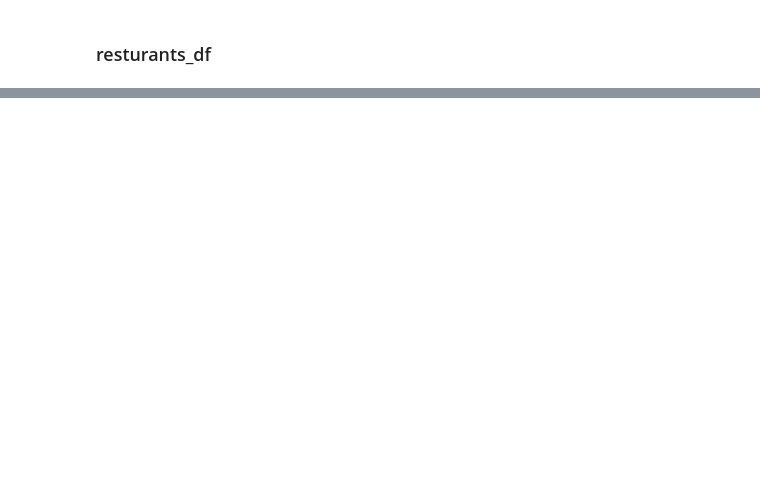
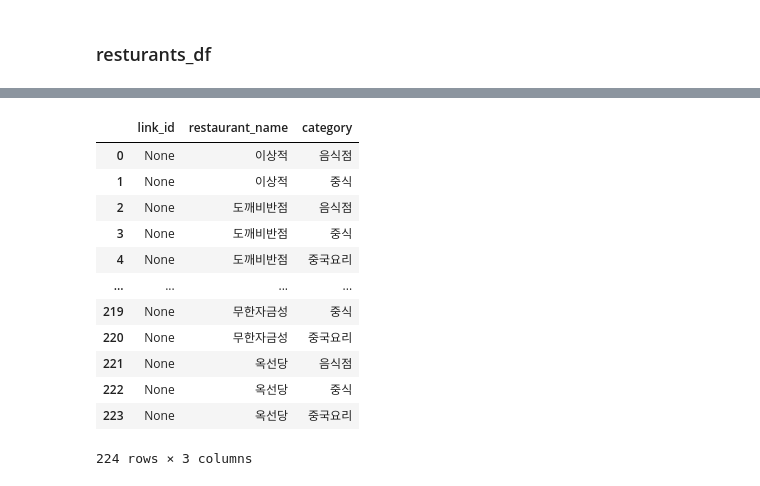
Before and after one commit to InterfaceProject-Seoul-Restaurant-Map/Seoul_Restaurant_Map, a Jupyter notebook: videos_and_restaurants_to_gbq.ipynb, the cells around one changed output, grey strips where cells are left out. Saved outputs shown, nothing was run; the diff lists cells and outputs as text; code cells hidden in the pictures; blank space fills up the shorter version.

```diff
--- a/videos_and_restaurants_to_gbq.ipynb
+++ b/videos_and_restaurants_to_gbq.ipynb
@@ -146,0 +170,3 @@ File ./resources/restaurants uploaded to restaurants.
+# %%
+df=restaurant_category_df
+df
@@ -146,0 +187,23 @@ File ./resources/restaurants uploaded to restaurants.
+# %%
+
+# "category" 열을 " > "를 기준으로 분할하여 새로운 행 생성
+df['category'] = df['category'].str.split(' > ')
+df = df.explode('category').reset_index(drop=True)
+df
+data={'link_id': None, 'restaurant_name':list(df['restaurant_name']),'category':list(df['category'])}
+newdf=pd.DataFrame(data);
+newdf
+# %% [output]
+|  | link_id | restaurant_name | category |
+| 0 | None | 이상적 | 음식점 |
+| 1 | None | 이상적 | 중식 |
+| 2 | None | 도깨비반점 | 음식점 |
+| 3 | None | 도깨비반점 | 중식 |
+| 4 | None | 도깨비반점 | 중국요리 |
+| ... | ... | ... | ... |
+| 219 | None | 무한자금성 | 중식 |
+| 220 | None | 무한자금성 | 중국요리 |
+| 221 | None | 옥선당 | 음식점 |
+| 222 | None | 옥선당 | 중식 |
+| 223 | None | 옥선당 | 중국요리 |
+224 rows × 3 columns
```
Also changed, not shown: parts of 37 cells of this notebook.
